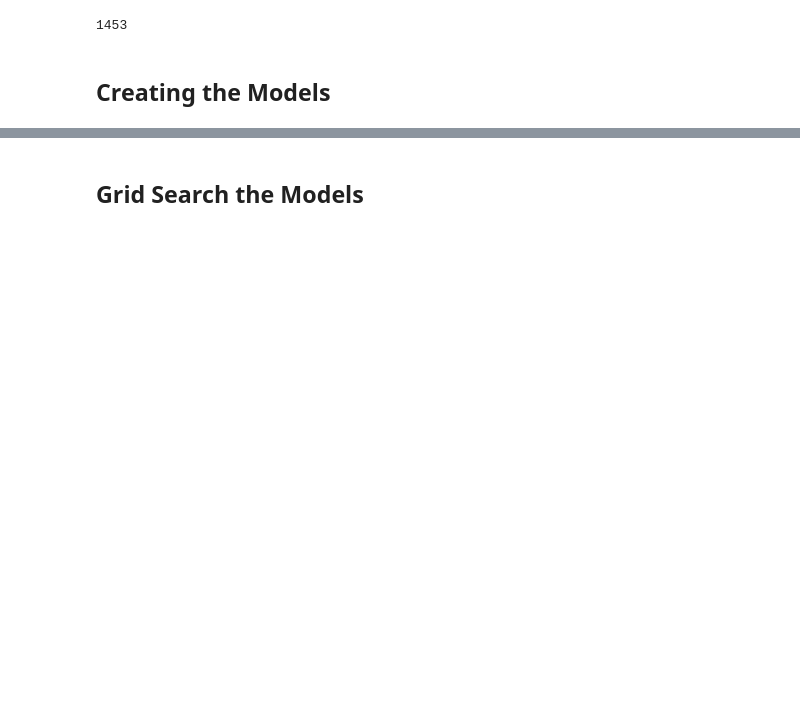
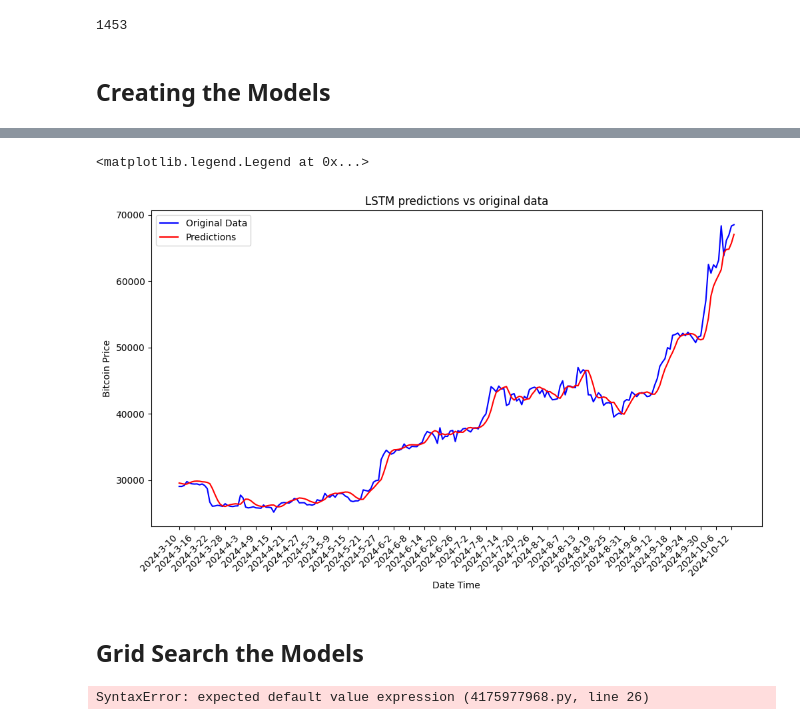
Before and after one commit to xLightless/uni-machine-learning, a Jupyter notebook: main.ipynb, the cells around one changed output, grey strips where cells are left out. Saved outputs shown, nothing was run; the diff lists cells and outputs as text; code cells hidden in the pictures; blank space fills up the shorter version.

```diff
--- a/main.ipynb
+++ b/main.ipynb
@@ -305,3 +313,29 @@ plt.legend()
+# %%
+max_dates = 6
+
+# Reverse scaling on predictions
+predictions_original = scaler.inverse_transform(predictions)
+y_test_original = scaler.inverse_transform(y_test.reshape(-1, 1))
+
+last_date_str = df['Date'].iloc[-1]
+last_date = to_datetime(last_date_str)
+new_dates = []
+for i in range(len(predictions)):
+    new_date = last_date + dt.timedelta(days=i+1)
+    new_dates.append("%s-%s-%s" % (new_date.year, new_date.month, new_date.day))
+
+plt.figure(figsize=(10, 6))
+plt.plot(new_dates, y_test_original, label='Original Data', color='blue')
+plt.plot(new_dates, predictions_original, label='Predictions', color='red')
+plt.xlabel('Date Time')
+plt.xticks(new_dates[::max_dates], rotation=45, ha='right')
+plt.tight_layout()  # Adjust layout to prevent clipping of labels
+plt.ylabel('Bitcoin Price')
+plt.title('LSTM predictions vs original data')
+plt.legend()
+# %% [output]
+<matplotlib.legend.Legend at 0x...>
+[figure, added]
 # %% [markdown]
 ## Grid Search the Models
 # %%
@@ -322,11 +356,23 @@ class KerasRegressor(BaseEstimator, RegressorMixin):
     def predict(self, X):
         return self.model.predict(X)
 
-# regressor_model = KerasRegressor(lstm_model, verbose=0)
+regressor_model = KerasRegressor(create_model, verbose=0)
 
-# grid_search_params = {
-#     "units": [32, 64, 128]
-# }
+grid_search_params = {
+    "units": [32, 64, 128],  # Number of LSTM units
+    "activation": ["relu", "tanh"],  # Activation function for LSTM units
+    "recurrent_activation": ["sigmoid", "tanh"],  # Recurrent activation function for LSTM units
+    "optimizer": ["adam", "rmsprop"]  # Optimizer for training the model
+}
+def create_grid_search(model, params: dict, cv=):
+    grid_search = GridSearchCV(
+        estimator=model,
+        param_grid=params
+    )
 
-# def create_grid_search():
-#     model = GridSearchCV()
+
+grid_search = create_grid_search(
+
+)
+# %% [output]
+SyntaxError: expected default value expression (4175977968.py, line 26)
```
Also changed, not shown: parts of 7 cells of this notebook.
